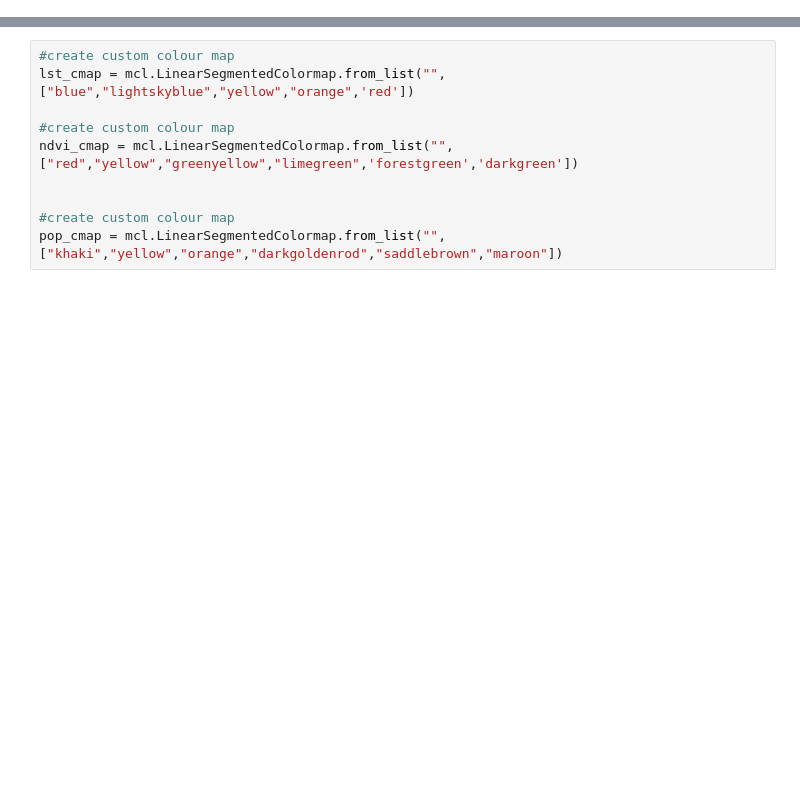
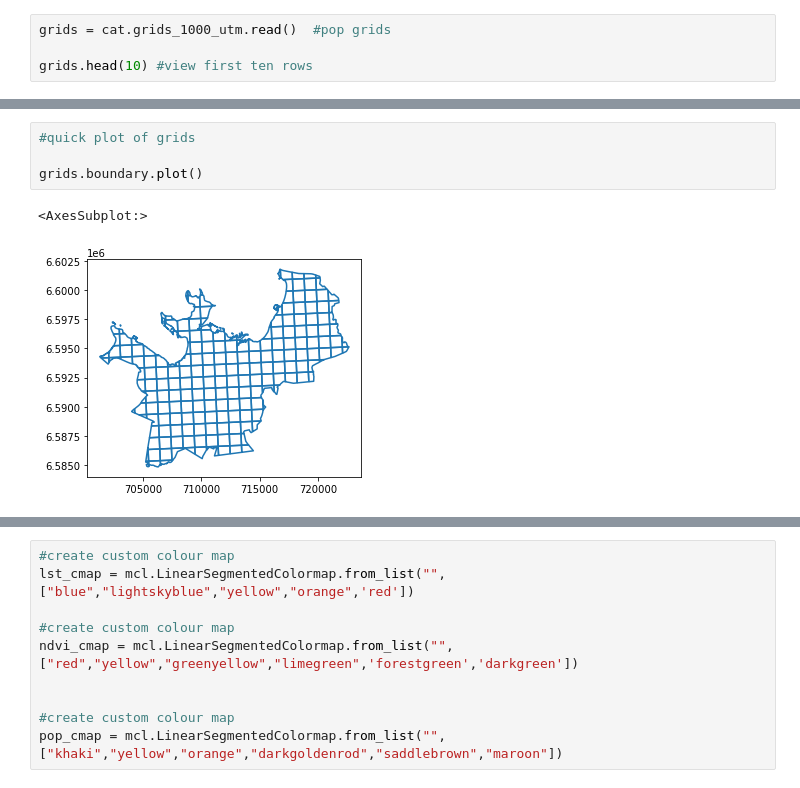
Before and after one commit to LandscapeGeoinformatics/EGU_2021_lgeo_workshops, a Jupyter notebook: SC5.2/EGU_workshop_sc52.ipynb, the cells around one changed output, grey strips where cells are left out. Drawn from its saved outputs; the diff is of its cells as text; blank space fills up the shorter version.

```diff
--- a/SC5.2/EGU_workshop_sc52.ipynb
+++ b/SC5.2/EGU_workshop_sc52.ipynb
@@ -87,0 +153,4 @@ atm_cor_params = glob.glob(atm_params_path)[0].replace('//','/')
+# %%
+grids = cat.grids_1000_utm.read()  #pop grids
+
+grids.head(10) #view first ten rows
@@ -87,0 +169,7 @@ atm_cor_params = glob.glob(atm_params_path)[0].replace('//','/')
+# %%
+#quick plot of grids
+
+grids.boundary.plot()
+# %% [output]
+<AxesSubplot:>
+[figure, added]
```
Also changed, not shown: parts of 66 cells of this notebook.
